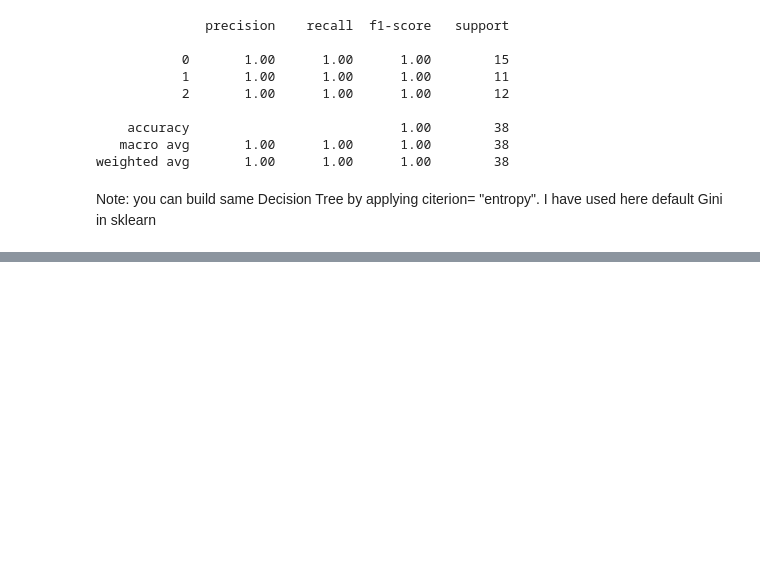
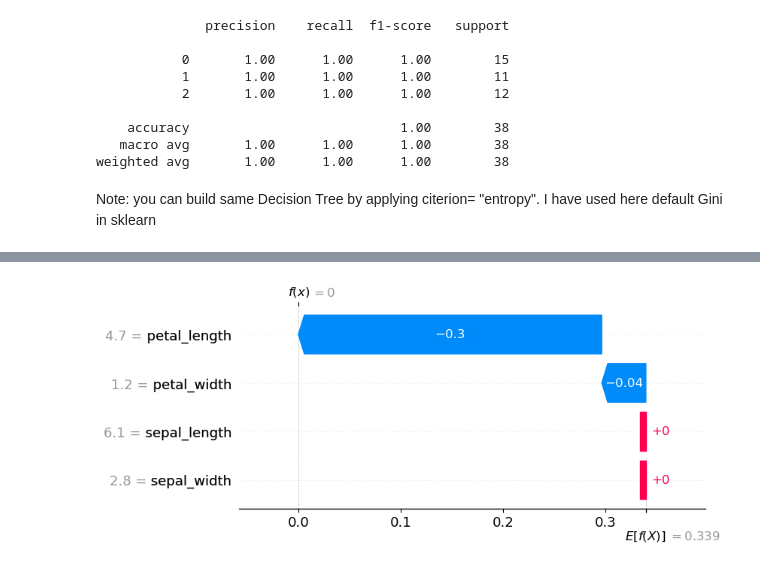
Before and after one commit to ChanduKReddy99/DecisionTree_Classfier_and_Reg, a Jupyter notebook: Decision-Tree/DecisionTree_Classifier/DecisionTree-Classiiifier.ipynb, the cells around one changed output, grey strips where cells are left out. Saved outputs shown, nothing was run; the diff lists cells and outputs as text; code cells hidden in the pictures; blank space fills up the shorter version.

```diff
--- a/Decision-Tree/DecisionTree_Classifier/DecisionTree-Classiiifier.ipynb
+++ b/Decision-Tree/DecisionTree_Classifier/DecisionTree-Classiiifier.ipynb
@@ -282,0 +333,6 @@ Note: you can build same Decision Tree by applying citerion= "entropy". I have u
+# %%
+# can also use this as well
+shap_values = explainer(data_1)
+shap.plots.waterfall(shap_values[0, :, 2])
+# %% [output]
+[figure, added]
```
Also changed, not shown: parts of 11 cells of this notebook.
